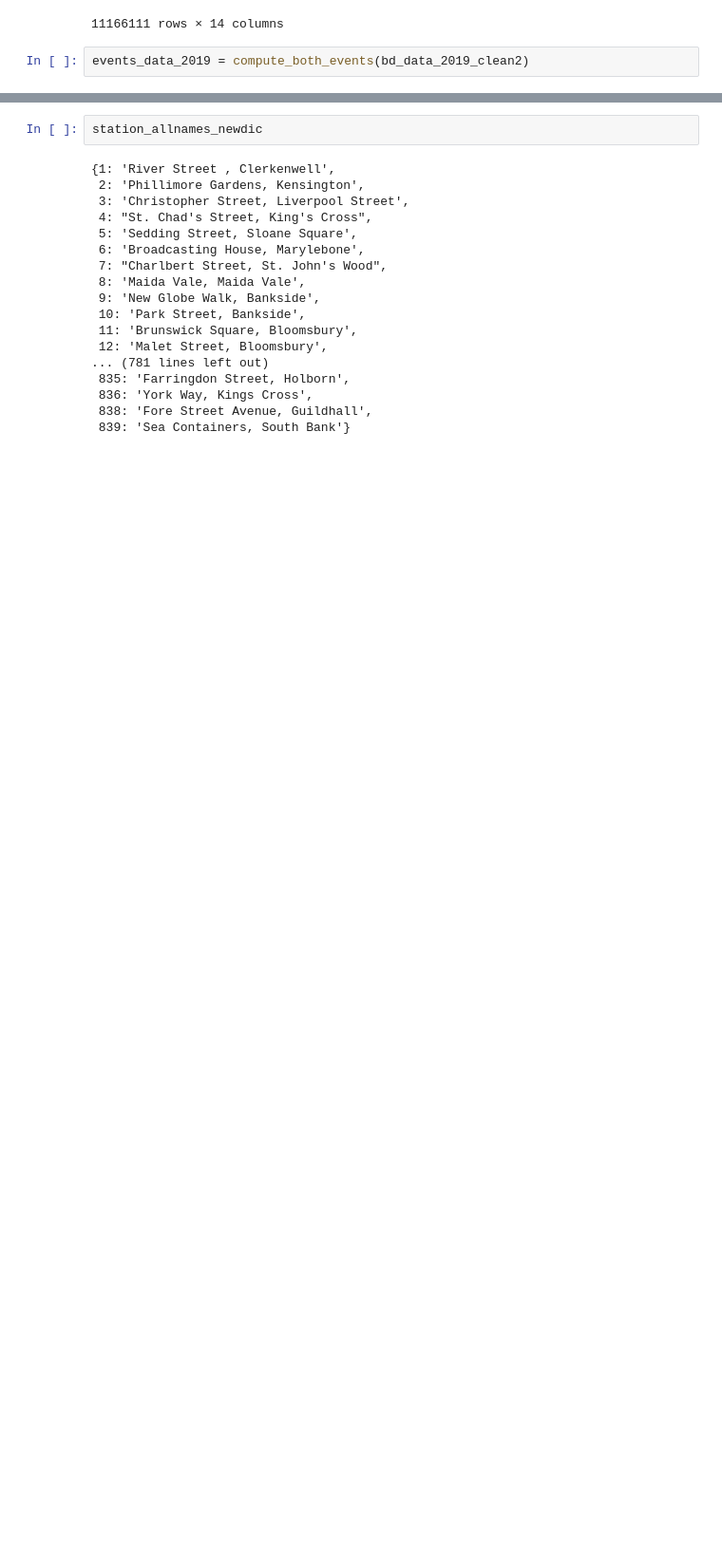
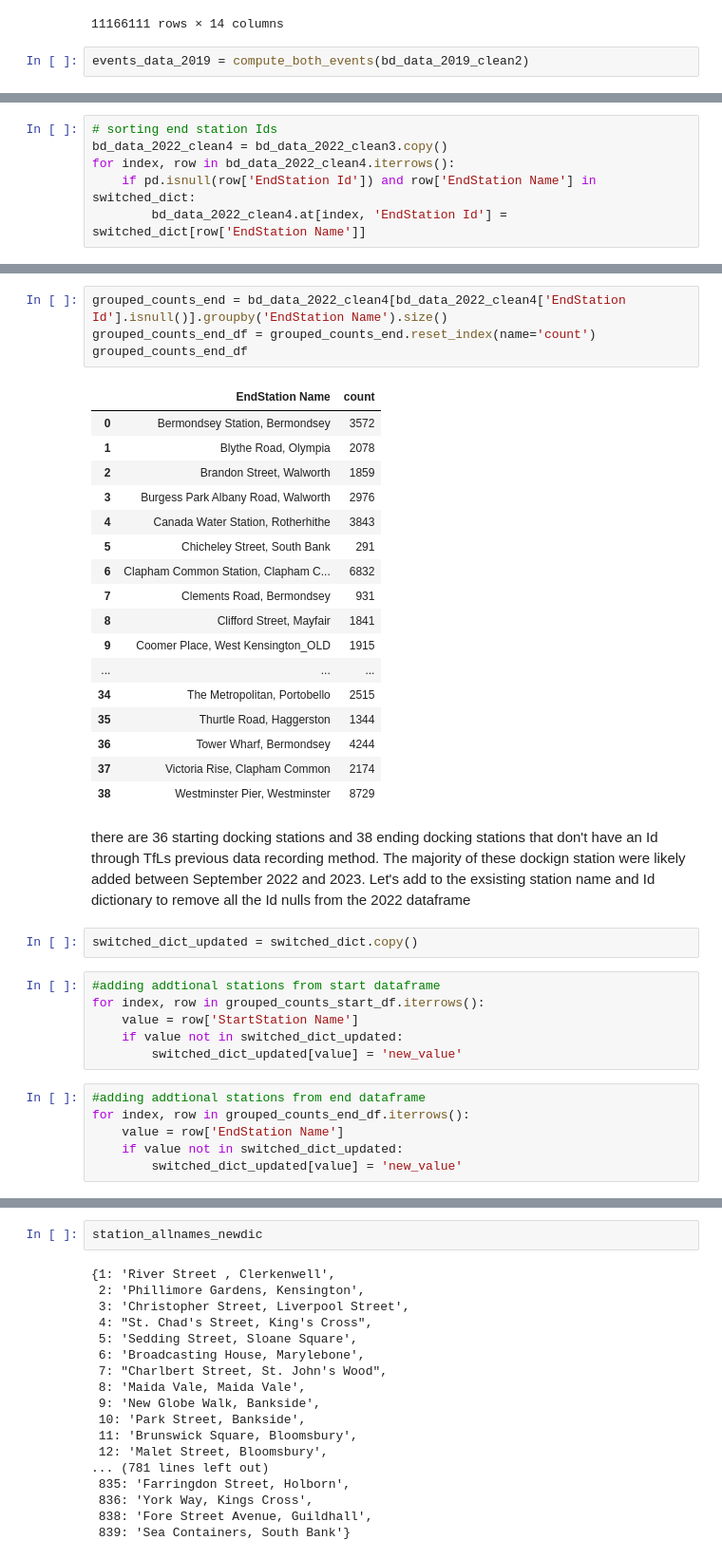
Before and after one commit to elrhmo/TfL_Bike_Analysis, a Jupyter notebook: data_prep.ipynb, the cells around one changed output, grey strips where cells are left out. Shown at 95% size. Cells and saved outputs as stored; diff of their text form; blank space fills up the shorter version.

```diff
--- a/data_prep.ipynb
+++ b/data_prep.ipynb
@@ -763,0 +829,6 @@ Before compute_both_events() function to te 2022 dataframe, lets assign Ids to a
+# %%
+# sorting end station Ids
+bd_data_2022_clean4 = bd_data_2022_clean3.copy()
+for index, row in bd_data_2022_clean4.iterrows():
+    if pd.isnull(row['EndStation Id']) and row['EndStation Name'] in switched_dict:
+        bd_data_2022_clean4.at[index, 'EndStation Id'] = switched_dict[row['EndStation Name']]
@@ -763,0 +875,39 @@ Before compute_both_events() function to te 2022 dataframe, lets assign Ids to a
+# %%
+grouped_counts_end = bd_data_2022_clean4[bd_data_2022_clean4['EndStation Id'].isnull()].groupby('EndStation Name').size()
+grouped_counts_end_df = grouped_counts_end.reset_index(name='count')
+grouped_counts_end_df
+# %% [output]
+|  | EndStation Name | count |
+| 0 | Bermondsey Station, Bermondsey | 3572 |
+| 1 | Blythe Road, Olympia | 2078 |
+| 2 | Brandon Street, Walworth | 1859 |
+| 3 | Burgess Park Albany Road, Walworth | 2976 |
+| 4 | Canada Water Station, Rotherhithe | 3843 |
+| 5 | Chicheley Street, South Bank | 291 |
+| 6 | Clapham Common Station, Clapham C... | 6832 |
+| 7 | Clements Road, Bermondsey | 931 |
+| 8 | Clifford Street, Mayfair | 1841 |
+| 9 | Coomer Place, West Kensington_OLD | 1915 |
+| ... | ... | ... |
+| 34 | The Metropolitan, Portobello | 2515 |
+| 35 | Thurtle Road, Haggerston | 1344 |
+| 36 | Tower Wharf, Bermondsey | 4244 |
+| 37 | Victoria Rise, Clapham Common | 2174 |
+| 38 | Westminster Pier, Westminster | 8729 |
+# %% [markdown]
+there are 36 starting docking stations and 38 ending docking stations that don't have an Id through TfLs previous data recording method. The majority of these dockign station were likely added between September 2022 and 2023.
+Let's add to the exsisting station name and Id dictionary to remove all the Id nulls from the 2022 dataframe
+# %%
+switched_dict_updated = switched_dict.copy()
+# %%
+#adding addtional stations from start dataframe
+for index, row in grouped_counts_start_df.iterrows():
+    value = row['StartStation Name']
+    if value not in switched_dict_updated:
+        switched_dict_updated[value] = 'new_value'
+# %%
+#adding addtional stations from end dataframe
+for index, row in grouped_counts_end_df.iterrows():
+    value = row['EndStation Name']
+    if value not in switched_dict_updated:
+        switched_dict_updated[value] = 'new_value'
```
Also changed, not shown: parts of 15 cells of this notebook.
